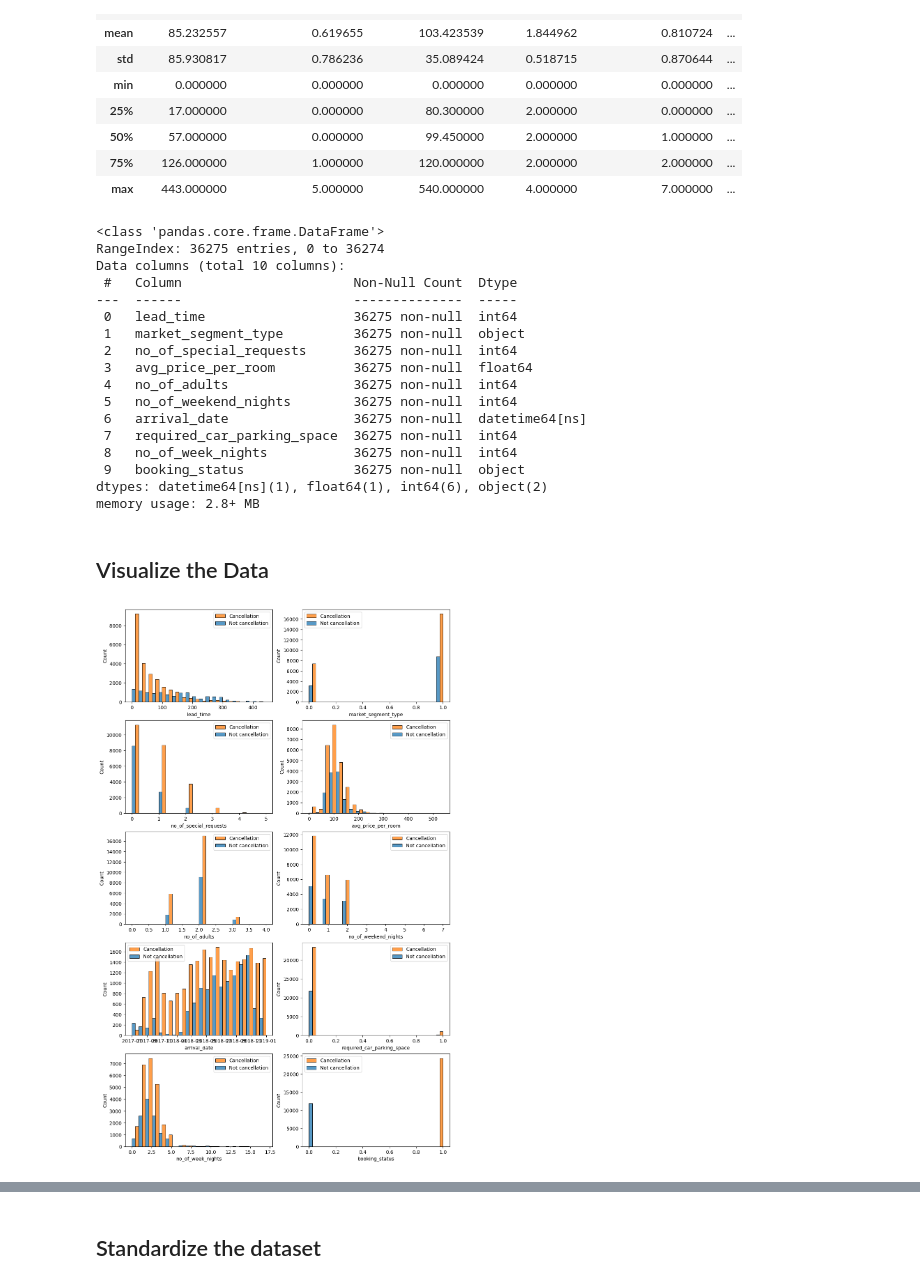
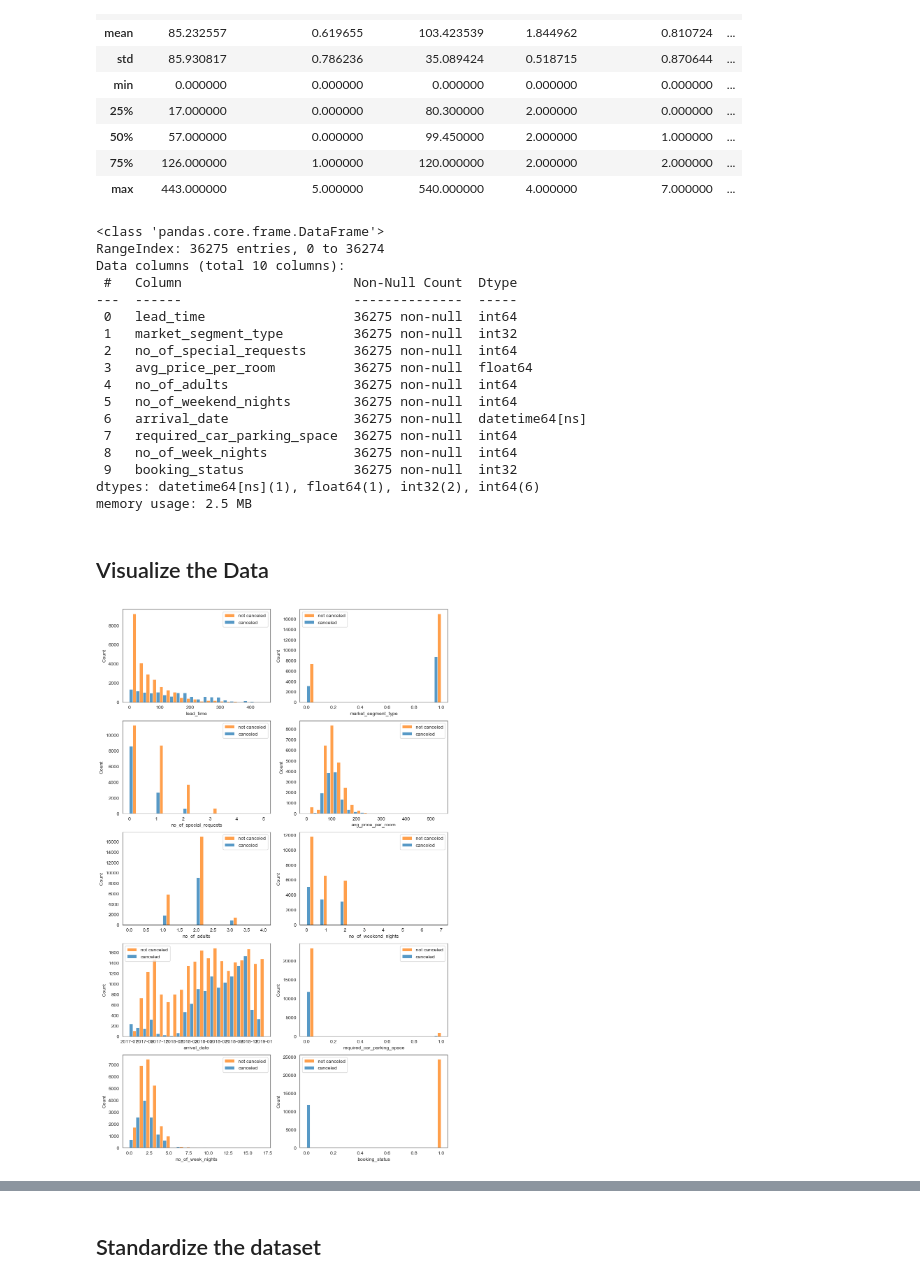
Before and after one commit to notfakearcher/yanjun, a Jupyter notebook: projects/statistics/central_tendency/cancellation _booking/cancellation_booking.ipynb, the cells around one changed output, grey strips where cells are left out. Saved outputs shown, nothing was run; the diff lists cells and outputs as text; code cells hidden in the pictures.

```diff
--- a/projects/statistics/central_tendency/cancellation _booking/cancellation_booking.ipynb
+++ b/projects/statistics/central_tendency/cancellation _booking/cancellation_booking.ipynb
@@ -88,7 +116,7 @@ booking.describe()
 # %%
 # change the arrival-date to date type
-booking['arrival_date'] = pd.to_datetime(booking['arrival_date'])
-booking.info()
+booking1['arrival_date'] = pd.to_datetime(booking1['arrival_date'])
+booking1.info()
 # %% [output]
 <class 'pandas.core.frame.DataFrame'>
 RangeIndex: 36275 entries, 0 to 36274
@@ -96,7 +124,7 @@ Data columns (total 10 columns):
  #   Column                      Non-Null Count  Dtype
 ---  ------                      --------------  -----
  0   lead_time                   36275 non-null  int64
- 1   market_segment_type         36275 non-null  object
+ 1   market_segment_type         36275 non-null  int32
  2   no_of_special_requests      36275 non-null  int64
  3   avg_price_per_room          36275 non-null  float64
  4   no_of_adults                36275 non-null  int64
@@ -104,25 +132,23 @@ Data columns (total 10 columns):
  6   arrival_date                36275 non-null  datetime64[ns]
  7   required_car_parking_space  36275 non-null  int64
  8   no_of_week_nights           36275 non-null  int64
- 9   booking_status              36275 non-null  object
-dtypes: datetime64[ns](1), float64(1), int64(6), object(2)
-memory usage: 2.8+ MB
+ 9   booking_status              36275 non-null  int32
+dtypes: datetime64[ns](1), float64(1), int32(2), int64(6)
+memory usage: 2.5 MB
 # %%
 # change market_segment_type and target from object type to numerical type
 le = LabelEncoder()
-object_type = booking.select_dtypes('object').columns
-booking[object_type] = booking.select_dtypes('object').apply(le.fit_transform)
+object_type = booking1.select_dtypes('object').columns
+booking1[object_type] = booking1.select_dtypes('object').apply(le.fit_transform)
 # %% [markdown]
 ## Visualize the Data
 # %%
-# visualize each feature in dataset
 fig, axes = plt.subplots(nrows = 5, ncols = 2, figsize = (12, 20))
 axes = np.ravel(axes)
-for i,j in enumerate(booking.columns):
+for i,j in enumerate(booking1.columns):
   sns.axes_style('white')
-  # sns.histplot(data = booking, x = j, hue = 'booking_status', bins = 20, multiple = 'stack')
-  sns.histplot(data = booking, x = j, hue = 'booking_status', bins = 20, multiple = 'dodge', ax = axes[i])
-  axes[i].legend(labels = ['Cancellation', 'Not cancellation'])
+  p1 = sns.histplot(data = booking1, x = j, hue ='booking_status',multiple = 'dodge', bins = 20, ax = axes[i])
+  p1.legend(['not canceled', 'canceled'])
 plt.show()
 # %% [output]
-[figure, old version]
+[figure, new version]
```
Also changed, not shown: parts of 26 cells of this notebook.
